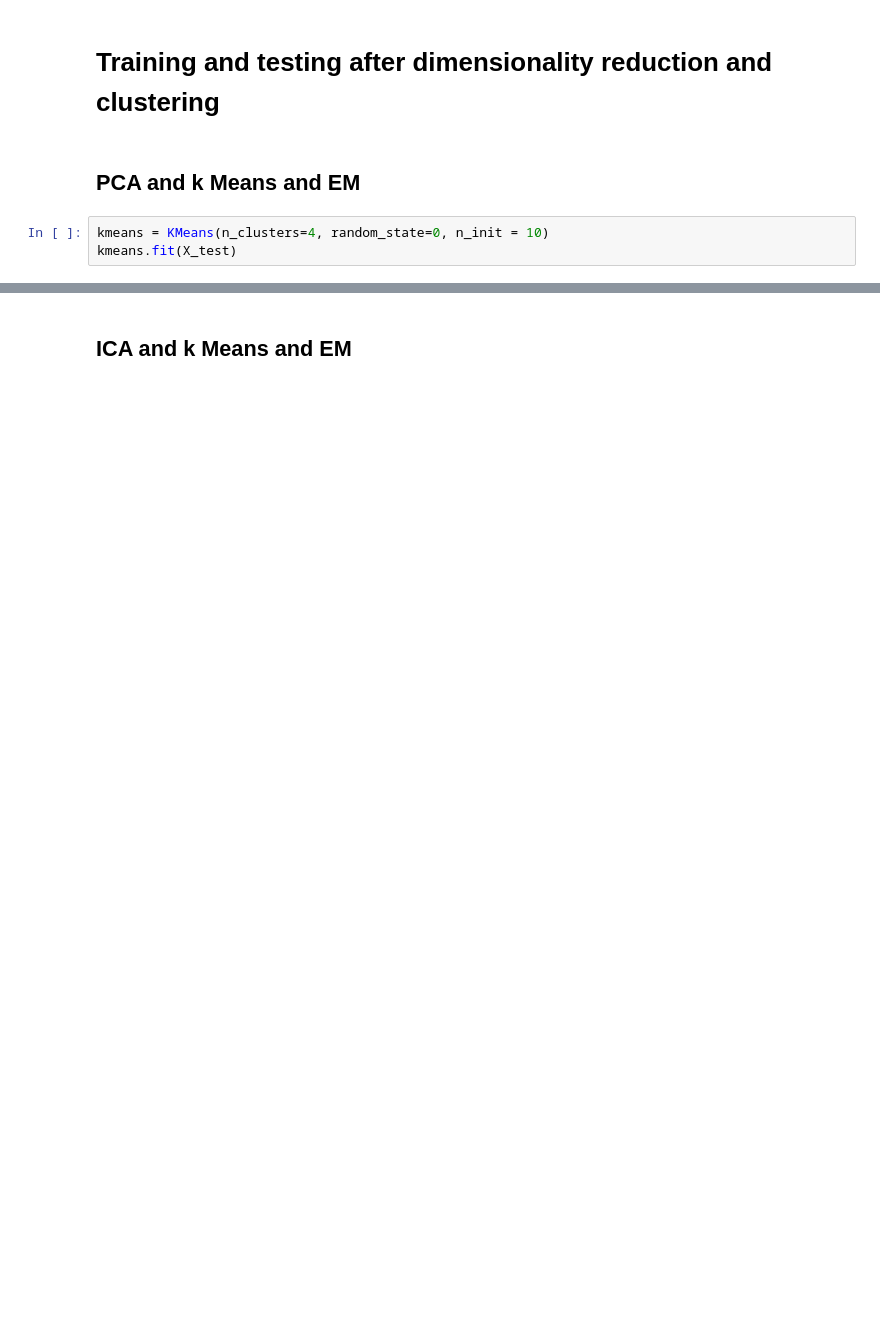
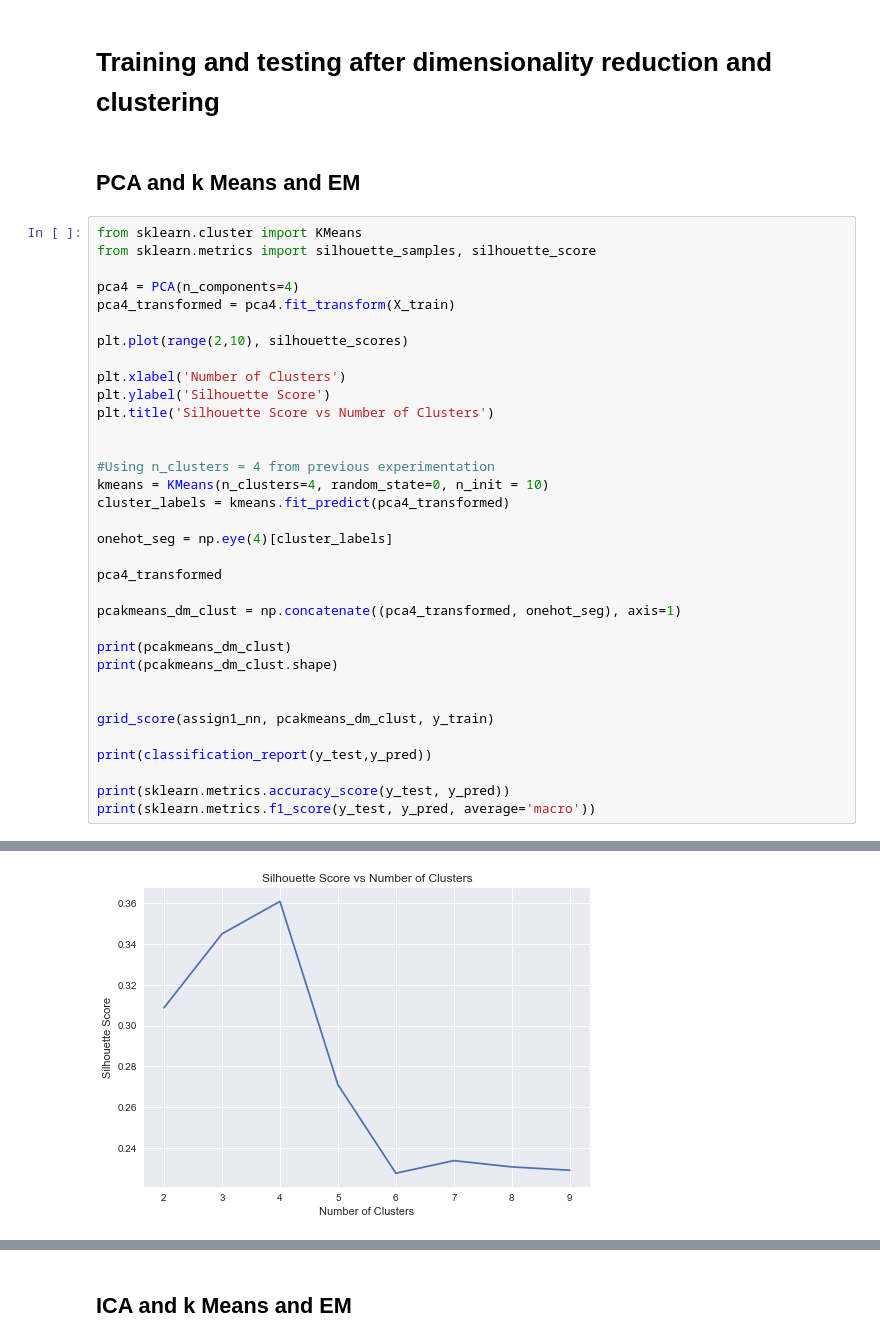
Before and after one commit to nshea3/ml_notebooks_p3, a Jupyter notebook: Project3_welllogs_nn.ipynb, the cells around one changed output, grey strips where cells are left out. Saved outputs shown, nothing was run; the diff lists cells and outputs as text; blank space fills up the shorter version.

```diff
--- a/Project3_welllogs_nn.ipynb
+++ b/Project3_welllogs_nn.ipynb
@@ -249,6 +194,38 @@ weighted avg       0.40      0.42      0.32       647
 # Training and testing after dimensionality reduction and clustering
 # %% [markdown]
 ## PCA and k Means and EM
-# %%
-kmeans = KMeans(n_clusters=4, random_state=0, n_init = 10)
-kmeans.fit(X_test)
+# %%
+from sklearn.cluster import KMeans
+from sklearn.metrics import silhouette_samples, silhouette_score
+
+pca4 = PCA(n_components=4)
+pca4_transformed = pca4.fit_transform(X_train)
+
+plt.plot(range(2,10), silhouette_scores)
+
+plt.xlabel('Number of Clusters')
+plt.ylabel('Silhouette Score')
+plt.title('Silhouette Score vs Number of Clusters')
+
+
+#Using n_clusters = 4 from previous experimentation
+kmeans = KMeans(n_clusters=4, random_state=0, n_init = 10)
+cluster_labels = kmeans.fit_predict(pca4_transformed)
+
+onehot_seg = np.eye(4)[cluster_labels]
+
+pca4_transformed
+
+pcakmeans_dm_clust = np.concatenate((pca4_transformed, onehot_seg), axis=1)
+
+print(pcakmeans_dm_clust)
+print(pcakmeans_dm_clust.shape)
+
+
+grid_score(assign1_nn, pcakmeans_dm_clust, y_train)
+
+print(classification_report(y_test,y_pred))
+
+print(sklearn.metrics.accuracy_score(y_test, y_pred))
+print(sklearn.metrics.f1_score(y_test, y_pred, average='macro'))
+# %% [output]
@@ -254,0 +249 @@ kmeans.fit(X_test)
+[figure, added]
```
Also changed, not shown: parts of 13 cells of this notebook.
